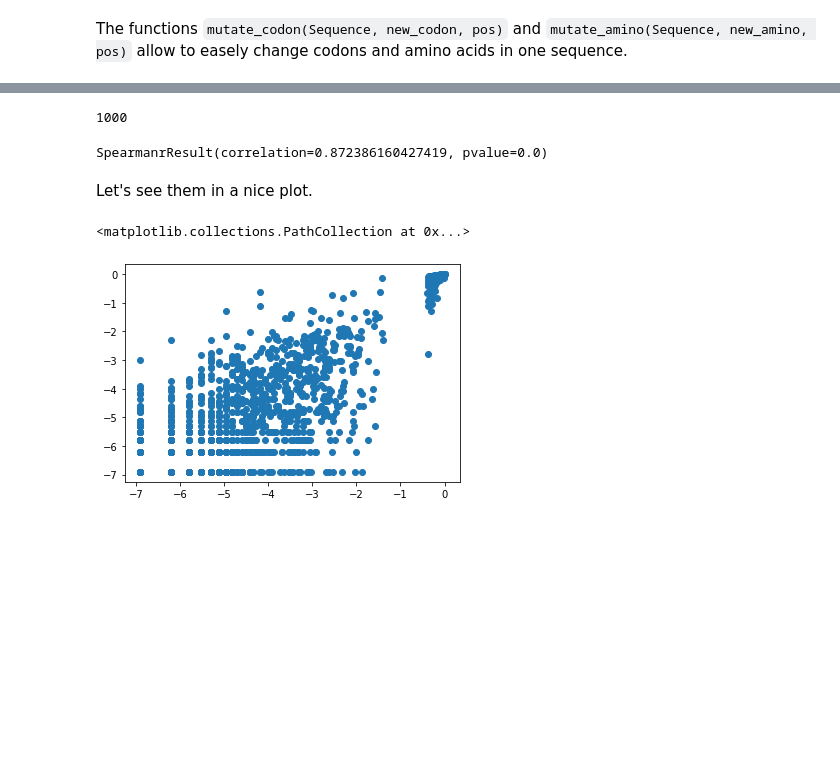
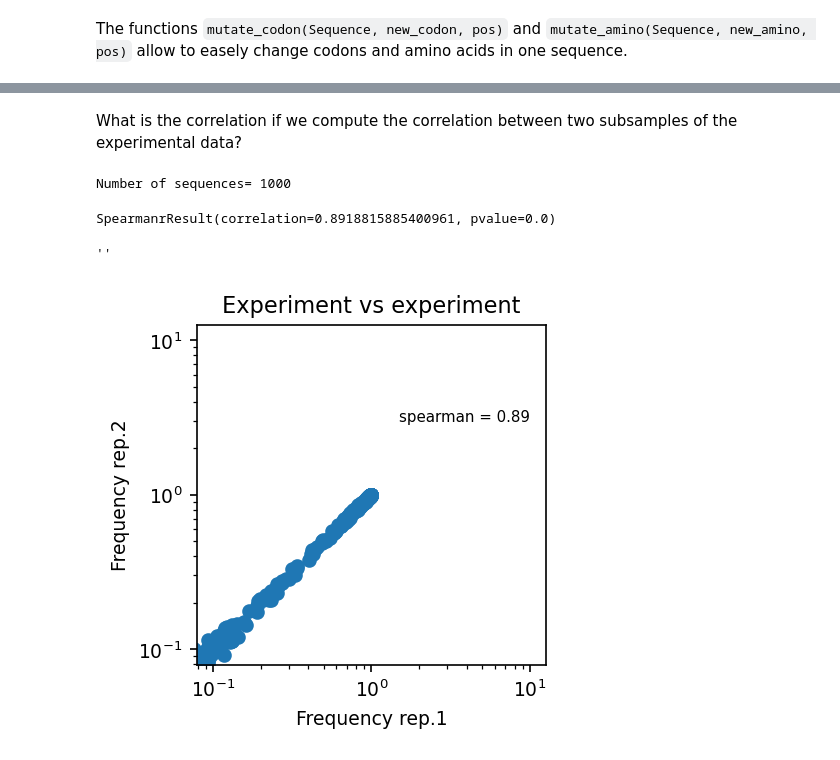
Before and after one commit to matteobisardi/ALGOSB_2021_tutorial, a Jupyter notebook: src/plmDCA_and_evolution.ipynb, the cells around one changed output, grey strips where cells are left out. Saved outputs shown, nothing was run; the diff lists cells and outputs as text; code cells hidden in the pictures; blank space fills up the shorter version.

```diff
--- a/src/plmDCA_and_evolution.ipynb
+++ b/src/plmDCA_and_evolution.ipynb
@@ -925,18 +1163,19 @@ SpearmanrResult(correlation=0.7489484058834027, pvalue=0.0)
+# %% [markdown]
+What is the correlation if we compute the correlation between two subsamples of the experimental data?
 # %%
-print(M_silico)
-ran1 = choice(range(10000), 1000)
-pi_1 = mut_profile(MSA_exp[ran1, :])
-ran2 = choice(range(10000), 1000)
-pi_2 = mut_profile(MSA_exp[ran2, :])
-sc.spearmanr(pi_1.flatten(),pi_2.flatten())
+# compute correlation between in-silico subsampled sequences
+print(f'Number of sequences= {M_silico}')
+
+# experimental frequencies 1
+ran1 = choice(range(MSA_exp.shape[0]), M_silico)
+fi_exp1 = mut_profile(MSA_exp[ran1, :])
+
+# experimental frequencies 2
+ran2 = choice(range(MSA_exp.shape[0]), M_silico)
+fi_exp2 = mut_profile(MSA_exp[ran2, :])
+
+# spearman
+sc.spearmanr(fi_exp1.flatten(),fi_exp2.flatten())
 # %% [output]
-1000
+Number of sequences= 1000
-SpearmanrResult(correlation=0.872386160427419, pvalue=0.0)
+SpearmanrResult(correlation=0.8918815885400961, pvalue=0.0)
-# %% [markdown]
-Let's see them in a nice plot.
-# %%
-plt.scatter(np.log(mut_profile(MSA_silico[1:1000]).flatten()),
-            np.log(mut_profile(MSA_exp[1:1000]).flatten()))
-# %% [output]
-<matplotlib.collections.PathCollection at 0x...>
-[figure, removed]
@@ -1026,0 +1182,24 @@ def evol_seq_profile(seq, MC_steps, p_prof, N, T = 1):
+# %%
+# @title Scatter experiment
+# scatterplot experiment vs experiment
+xsize = 3
+ysize = 3
+fig = plt.figure(figsize = (xsize, ysize), dpi = 150)
+
+pp = plt.scatter(fi_exp1.flatten(), fi_exp2.flatten())
+multip = 3
+
+# spearman
+sp = sc.spearmanr(fi_exp1.flatten(),fi_exp2.flatten())[0]
+
+plt.tick_params(labelsize = multip*xsize)
+plt.yscale("log")
+plt.xscale("log")
+plt.title("Experiment vs experiment", fontsize = 1.2*multip*xsize)
+plt.xlabel("Frequency rep.1", fontsize = multip*xsize)
+plt.ylabel("Frequency rep.2", fontsize = multip*xsize)
+plt.text(1.5, 3, f"spearman = {round(sp, 2)}", fontsize = 0.8*multip*xsize)
+;
+# %% [output]
+''
+[figure, added]
```
Also changed, not shown: parts of 53 cells of this notebook.
